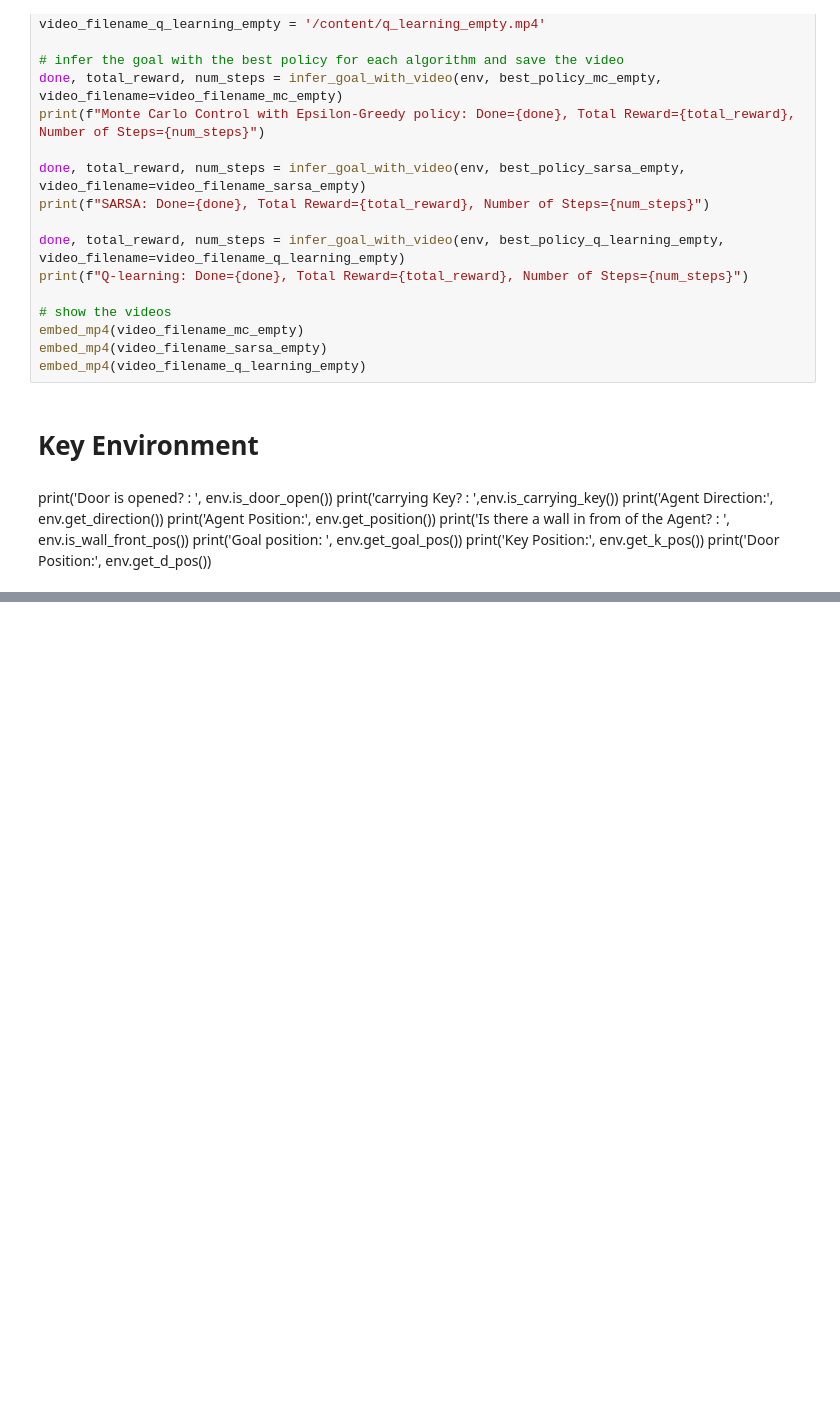
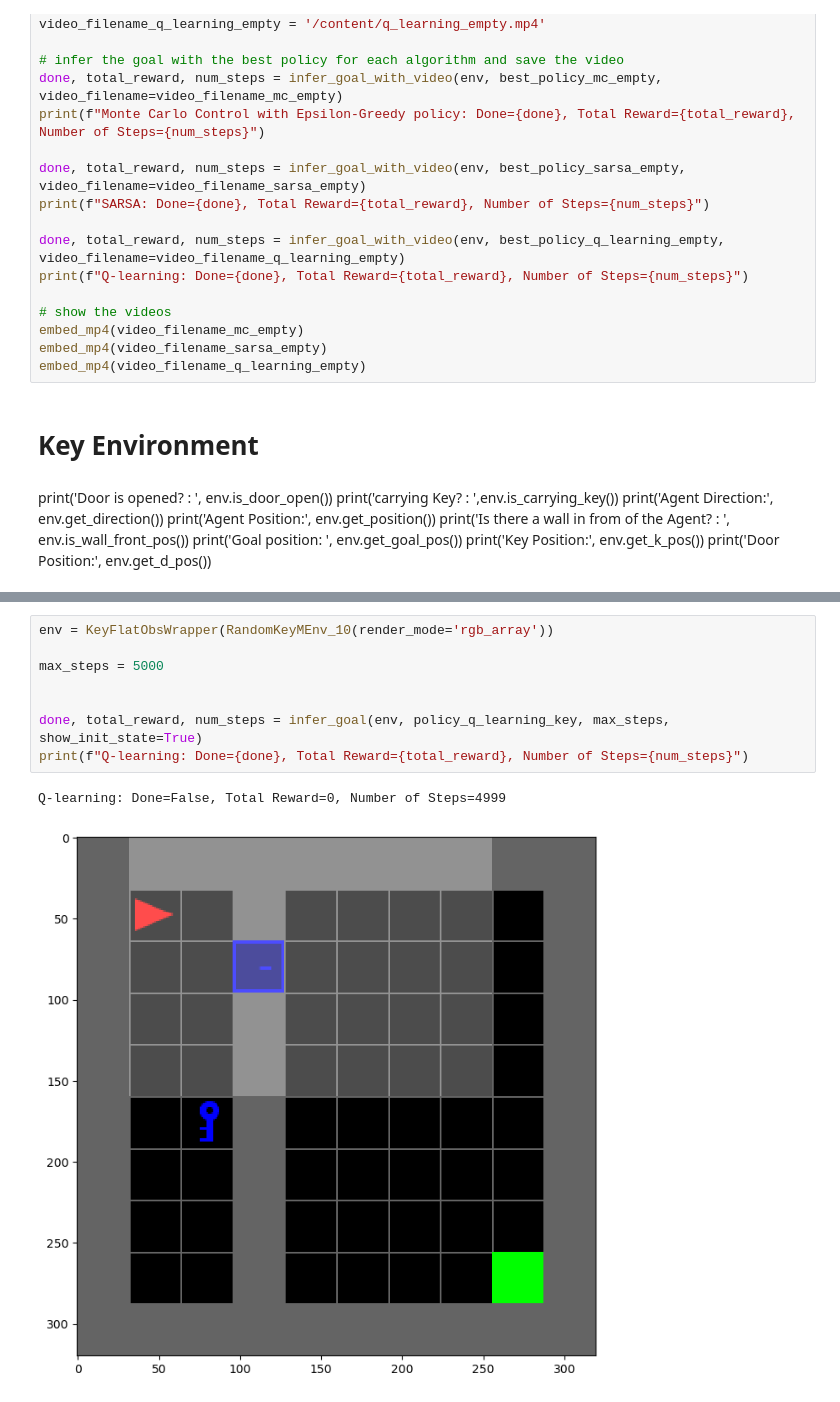
Before and after one commit to Lior-Baruch/RL, a Jupyter notebook: Mid_Project_tabular_RL_Minigrid_2024.ipynb, the cells around one changed output, grey strips where cells are left out. Cells and saved outputs as stored; diff of their text form; blank space fills up the shorter version.

```diff
--- a/Mid_Project_tabular_RL_Minigrid_2024.ipynb
+++ b/Mid_Project_tabular_RL_Minigrid_2024.ipynb
@@ -1321,0 +1395,11 @@ policy_q_learning_key, Q_q_learning_key, reward_history_q_learning_key, num_step
+# %%
+env = KeyFlatObsWrapper(RandomKeyMEnv_10(render_mode='rgb_array'))
+
+max_steps = 5000
+
+
+done, total_reward, num_steps = infer_goal(env, policy_q_learning_key, max_steps, show_init_state=True)
+print(f"Q-learning: Done={done}, Total Reward={total_reward}, Number of Steps={num_steps}")
+# %% [output]
+Q-learning: Done=False, Total Reward=0, Number of Steps=4999
+[figure, added]
```
Also changed, not shown: parts of 14 cells of this notebook.
